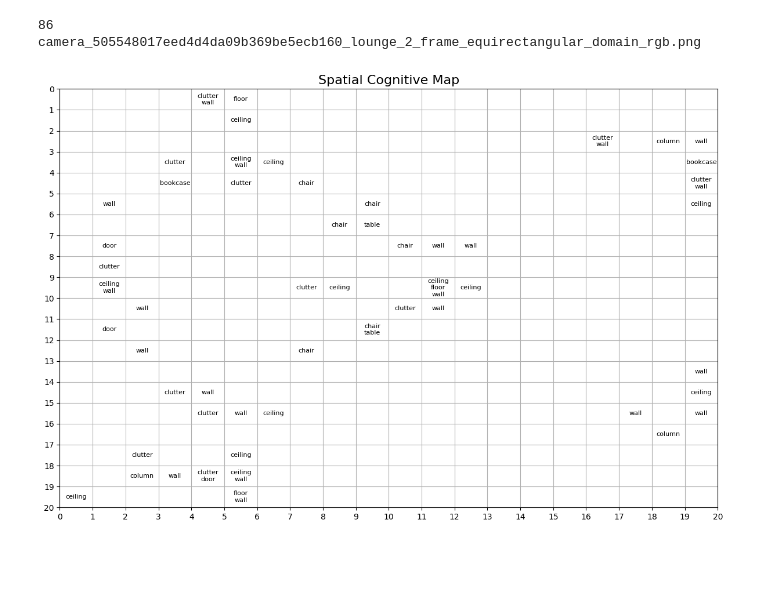
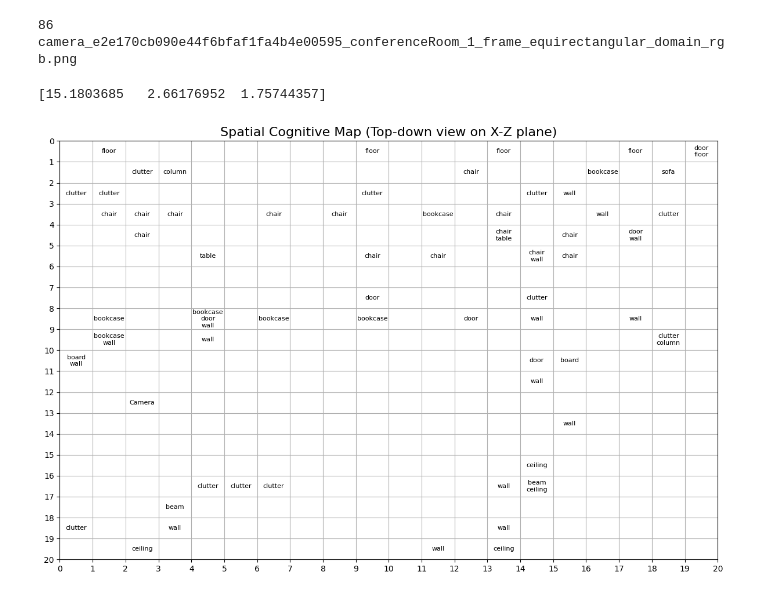
Before and after one commit to BinSpa/Pano360, a Jupyter notebook: Check_Code/Check_stanford2d3d_cogmap.ipynb, the cells around one changed output. Cells and saved outputs as stored; diff of their text form; code cells hidden in the pictures; blank space fills up the shorter version.

```diff
--- a/Check_Code/Check_stanford2d3d_cogmap.ipynb
+++ b/Check_Code/Check_stanford2d3d_cogmap.ipynb
@@ -118,7 +184,7 @@ semantic_label_path = "/hpc2hdd/home/yhuang489/ylguo/PanoCode/2D-3D-Semantics/as
 # 全景图像
 pano_list = os.listdir(pano_dir)
 print(len(pano_list))
-pano_name = pano_list[34]
+pano_name = pano_list[36]
 print(pano_name)
 pano_path = os.path.join(pano_dir, pano_name)
 # 实例分割标签
@@ -127,6 +193,9 @@ instance_path = os.path.join(instance_dir, instance_name)
 # 3D标注
 xyz_name = pano_name.replace('rgb.png', 'global_xyz.exr')
 xyz_path = os.path.join(xyz_dir, xyz_name)
+# 深度图
+depth_name = pano_name.replace('rgb.png', 'depth.png')
+depth_path = os.path.join(depth_dir, depth_name)
 # %% [output]
 86
-camera_505548017eed4d4da09b369be5ecb160_lounge_2_frame_equirectangular_domain_rgb.png
+camera_e2e170cb090e44f6bfaf1fa4b4e00595_conferenceRoom_1_frame_equirectangular_domain_rgb.png
@@ -157,6 +202,39 @@ for inst_id in instance_ids:
+# %%
+# 读取深度图
+depth_image = np.array(Image.open(depth_path))
+# 读取3D标注
+xyz_image = read_exr(xyz_path)
+# 读取实例分割标签
+instance_image = Image.open(instance_path)
+np_instance_image = np.array(instance_image)
+semantic_labels = load_labels(semantic_label_path)
+instance_index = np.zeros([2048, 4096])
+# 映射到实例分割物体分类的Index
+for i in range(2048):
+    for j in range(4096):
+        class_index = get_index(np_instance_image[i, j])
+        if class_index < 9816:
+            instance_index[i, j] = class_index
+        else:
+            instance_index[i, j] = 0
+instance_ids = np.unique(instance_index)
+instance_ids = instance_ids[instance_ids < 9816]
+# class_index-class_name映射
+id_map = dict()
+for inst_id in instance_ids:
+    # 在标签中寻找这个inst_id对应的实例类别
+    label = parse_label(semantic_labels[int(inst_id)])
+    id_map[inst_id] = label["instance_class"]
+# %%
+# 接下来估计相机的位置
+p_camera = estimate_camera_position_from_equirectangular(xyz_image, depth_image, pano_image)
+print(p_camera)
+id_map[-1] = "Camera"
+# %% [output]
+[15.1803685   2.66176952  1.75744357]
 # %%
-generate_cognitive_map(instance_index, xyz_image, id_map)
+generate_cognitive_map(instance_index, xyz_image, id_map, p_camera)
 # %% [output]
-[figure, old version]
+[figure, new version]
 # %%
 pano_image = np.array(Image.open(pano_path))
```
Also changed, not shown: parts of 7 cells of this notebook.
